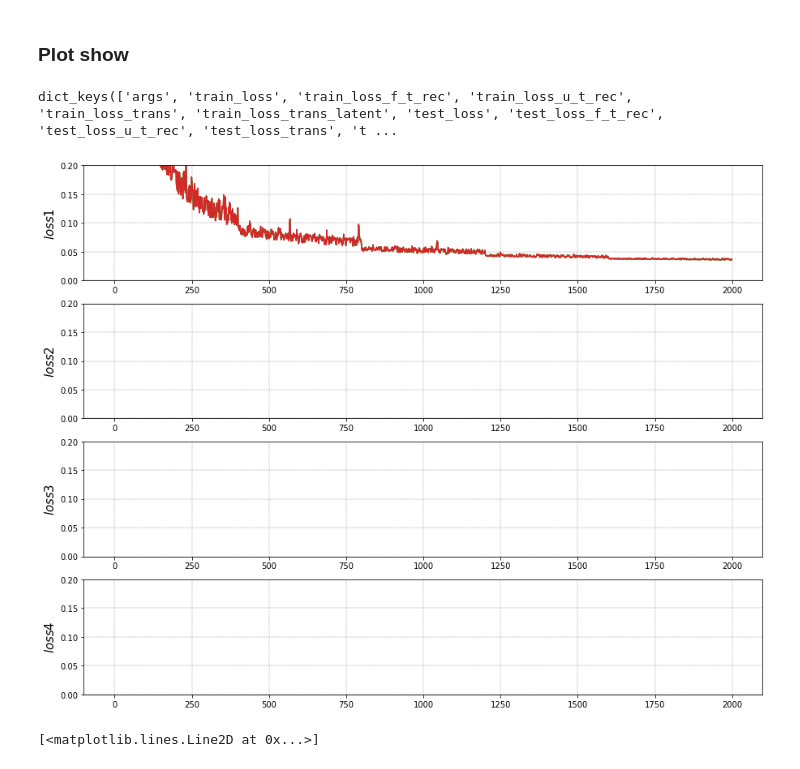
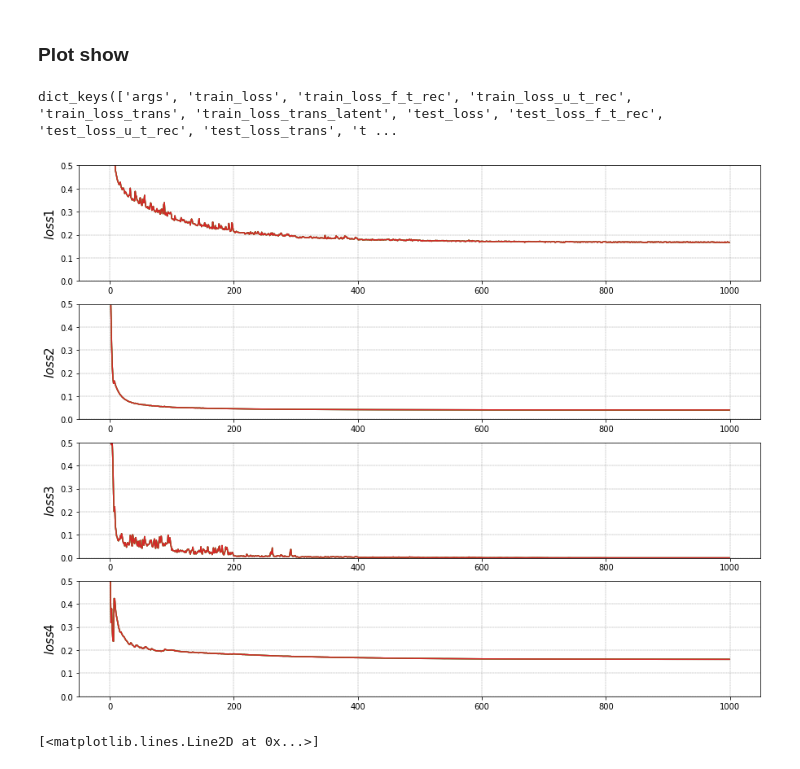
Before and after one commit to AsamaKiseto/Cylinder_Env, a Jupyter notebook: nse/4_nse_test.ipynb, the cells around one changed output. Saved outputs shown, nothing was run; the diff lists cells and outputs as text; code cells hidden in the pictures.

```diff
--- a/nse/4_nse_test.ipynb
+++ b/nse/4_nse_test.ipynb
@@ -389,43 +389,43 @@ param numbers of the model: 465953
 ### Plot show
 # %%
 # load logs
-_, logs = torch.load('logs/operator_lr_1e-3_epochs_2000_without_recon')
+_, logs = torch.load('logs/operator_lambda_1_0.1_0.1_0.1_lr_0.001_epochs_1000_test')
 print(logs.keys())
 loss1, loss2, loss3, loss4 = logs['train_loss_trans'], logs['train_loss_u_t_rec'], logs['train_loss_f_t_rec'], logs['train_loss_trans_latent']
 
 plt.figure(figsize=(15, 12))
 ax1 = plt.subplot2grid((4, 2), (0, 0), colspan=2)
 ax2 = plt.subplot2grid((4, 2), (1, 0), colspan=2)
 ax3 = plt.subplot2grid((4, 2), (2, 0), colspan=2)
 ax4 = plt.subplot2grid((4, 2), (3, 0), colspan=2)
 
 for k in range(4):
     ax1.plot(loss1)
     ax1.grid(True, lw=0.4, ls="--", c=".50")
     ax1.set_ylabel(r"$loss1$", fontsize=15)
     # ax1.set_xlim(0, 1000)
-    ax1.set_ylim(0, 0.2)
+    ax1.set_ylim(0, 0.5)
 
     ax2.plot(loss2)
     ax2.grid(True, lw=0.4, ls="--", c=".50")
     ax2.set_ylabel(r"$loss2$", fontsize=15)
     # ax2.set_xlim(0, 1000)
-    ax2.set_ylim(0, 0.2)
+    ax2.set_ylim(0, 0.5)
 
     ax3.plot(loss3)
     ax3.grid(True, lw=0.4, ls="--", c=".50")
     ax3.set_ylabel(r"$loss3$", fontsize=15)
     # ax3.set_xlim(0, 1000)
-    ax3.set_ylim(0, 0.2)
+    ax3.set_ylim(0, 0.5)
 
     ax4.plot(loss4)
     ax4.grid(True, lw=0.4, ls="--", c=".50")
     ax4.set_ylabel(r"$loss4$", fontsize=15)
     # ax4.set_xlim(0, 1000)
-    ax4.set_ylim(0, 0.2)
+    ax4.set_ylim(0, 0.5)
 # %% [output]
 dict_keys(['args', 'train_loss', 'train_loss_f_t_rec', 'train_loss_u_t_rec', 'train_loss_trans', 'train_loss_trans_latent', 'test_loss', 'test_loss_f_t_rec', 'test_loss_u_t_rec', 'test_loss_trans', 't ...
-[figure, old version]
+[figure, new version]
 # %%
 # load logs
 data, _, Cd, Cl, ang_vel  = torch.load('data/baseline_dt_0.01_T_4')
```
Also changed, not shown: parts of 9 cells of this notebook, 5 other files.
